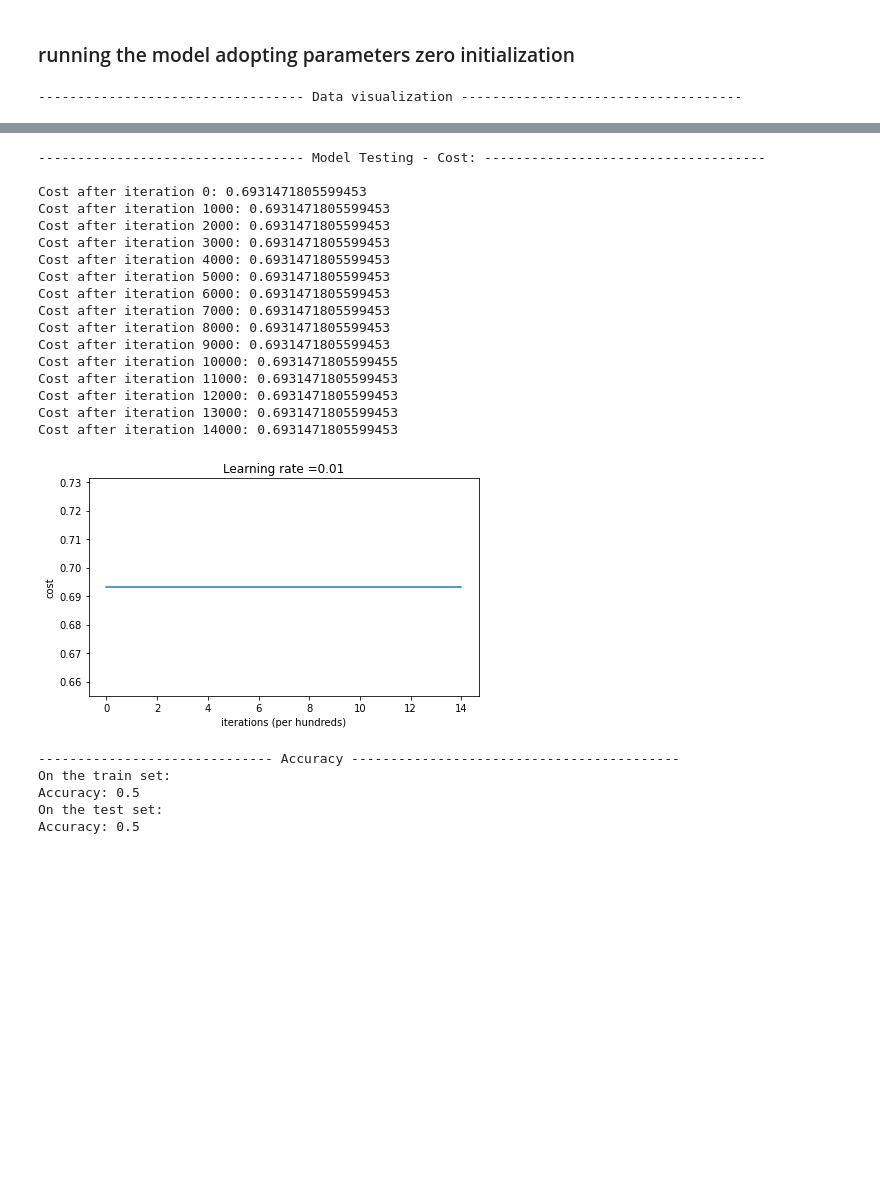
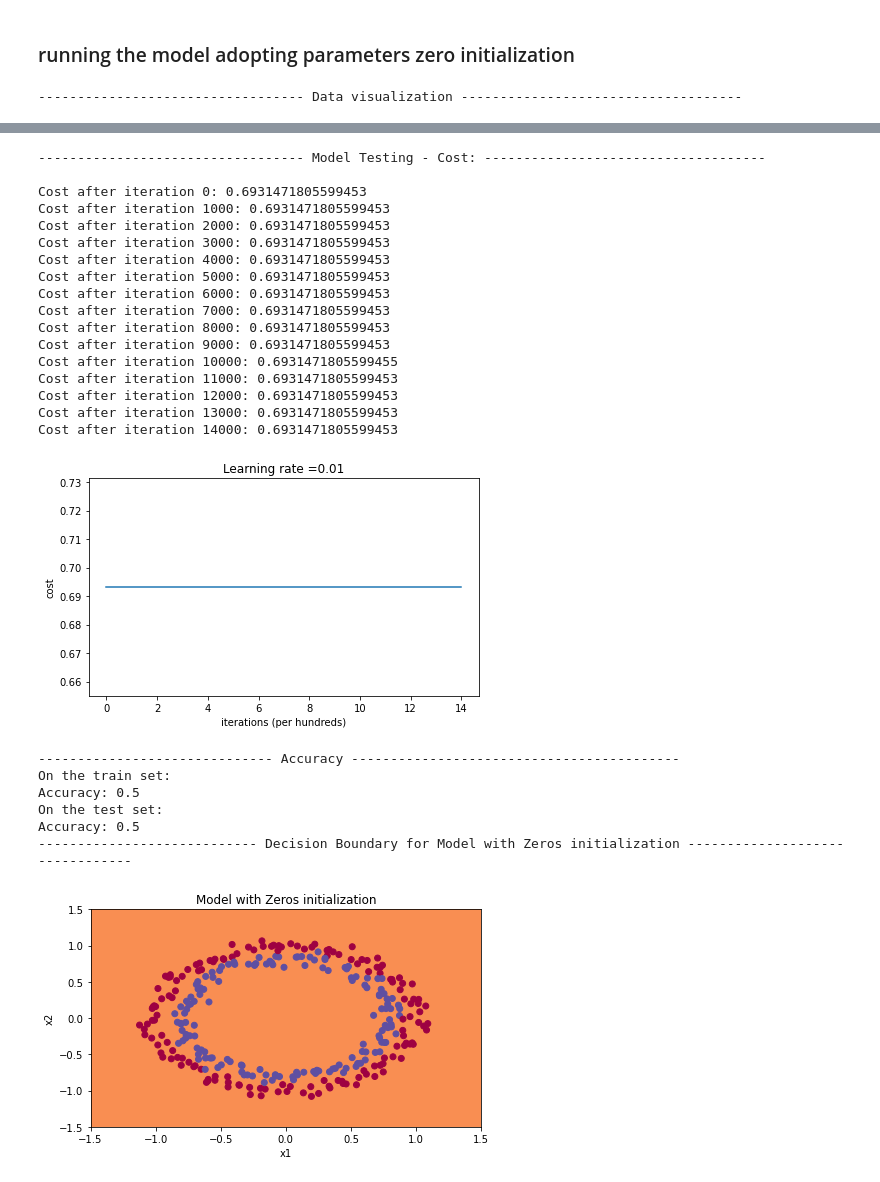
Before and after one commit to madhurdevkota/deep-learning, a Jupyter notebook: Advanced Tuning methods - Neural Network .ipynb, the cells around one changed output, grey strips where cells are left out. Drawn from its saved outputs; the diff is of its cells as text; code cells hidden in the pictures; blank space fills up the shorter version.

Commit message:
Including Decision Boundary for the model

```diff
--- a/Advanced Tuning methods - Neural Network .ipynb
+++ b/Advanced Tuning methods - Neural Network .ipynb
@@ -386,30 +383,41 @@ print('------------------------------ Accuracy ---------------------------------
 print ("On the train set:");
 yhat_train = predict(X_train, Y_train, parameters)
 print ("On the test set:")
 yhat_test = predict( X_test, Y_test, parameters )
+
+print('---------------------------- Decision Boundary for Model with Zeros initialization --------------------------------')
+
+plt.title("Model with Zeros initialization")
+axes = plt.gca()
+axes.set_xlim( -1.5,1.5 );  axes.set_ylim( -1.5,1.5 )
+plot_decision_boundary(
+                            lambda x: predict_dec(parameters, x.T),
+                            X= X_train, y= Y_train   )
 # %% [output]
 ---------------------------------- Data visualization ------------------------------------
 [figure]
 ---------------------------------- Model Testing - Cost: ------------------------------------
 
 Cost after iteration 0: 0.6931471805599453
 Cost after iteration 1000: 0.6931471805599453
 Cost after iteration 2000: 0.6931471805599453
 Cost after iteration 3000: 0.6931471805599453
 Cost after iteration 4000: 0.6931471805599453
 Cost after iteration 5000: 0.6931471805599453
 Cost after iteration 6000: 0.6931471805599453
 Cost after iteration 7000: 0.6931471805599453
 Cost after iteration 8000: 0.6931471805599453
 Cost after iteration 9000: 0.6931471805599453
 Cost after iteration 10000: 0.6931471805599455
 Cost after iteration 11000: 0.6931471805599453
 Cost after iteration 12000: 0.6931471805599453
 Cost after iteration 13000: 0.6931471805599453
 Cost after iteration 14000: 0.6931471805599453
 [figure]
 ------------------------------ Accuracy ------------------------------------------
 On the train set:
 Accuracy: 0.5
 On the test set:
 Accuracy: 0.5
+---------------------------- Decision Boundary for Model with Zeros initialization --------------------------------
+[figure, added]
```
Also changed, not shown: parts of 1 cell of this notebook.
